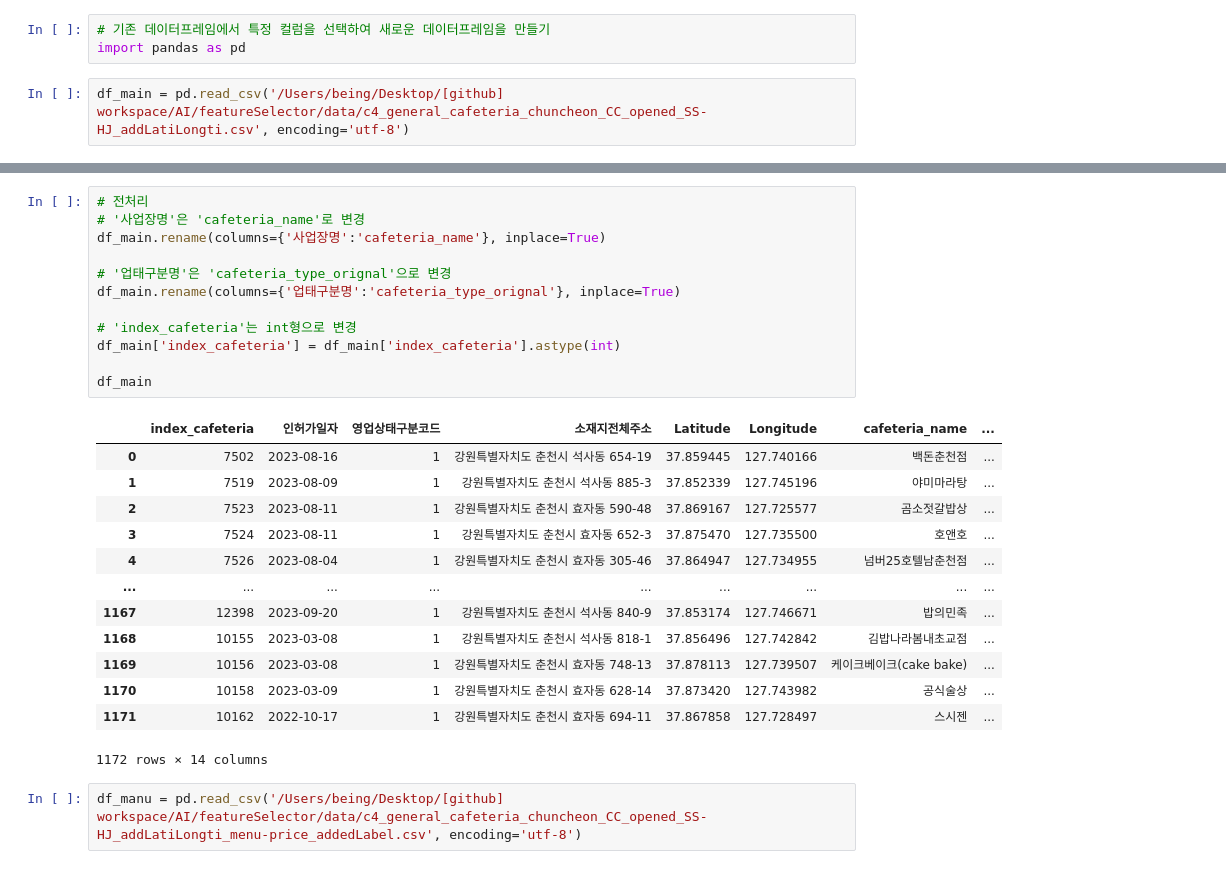
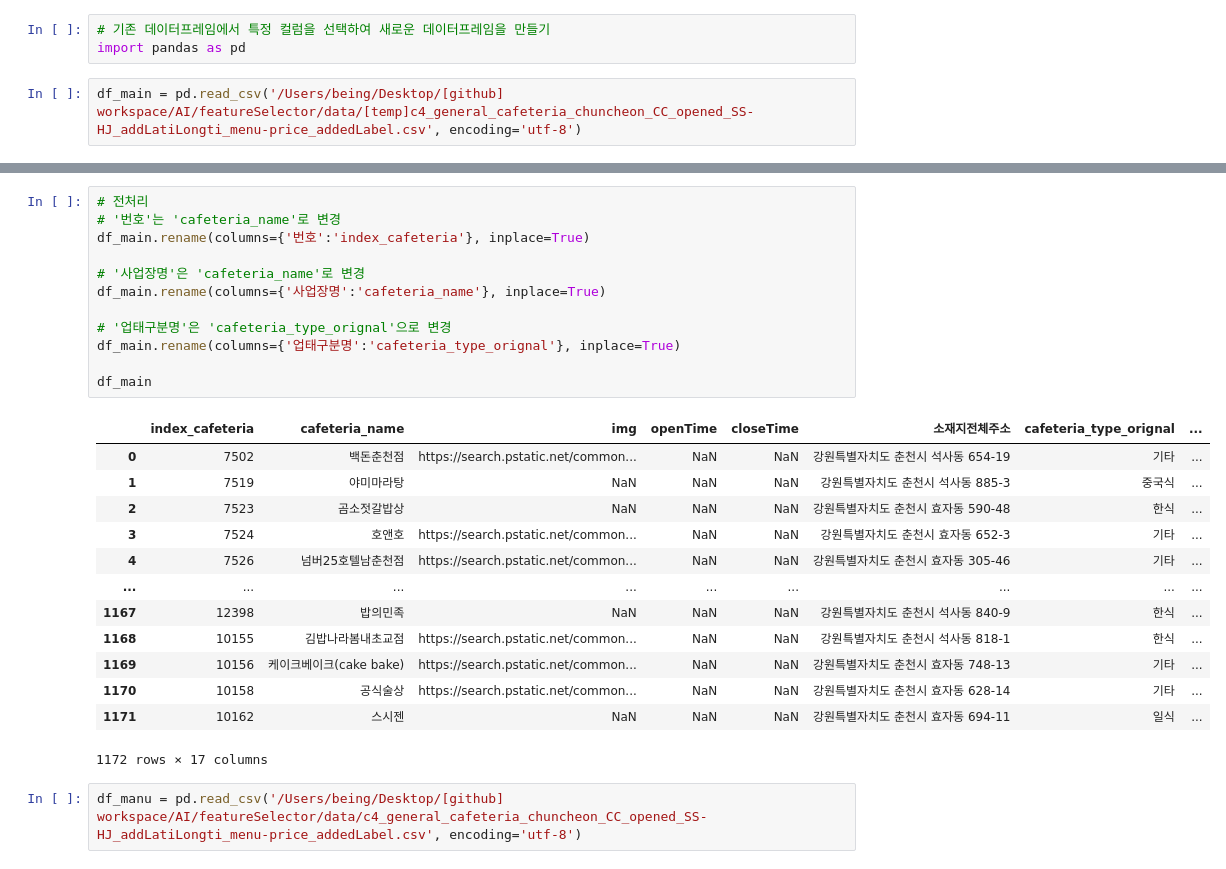
Before and after one commit to ChunCheonChuCheon/AI, a Jupyter notebook: labeling-to-menu/src/test.ipynb, the cells around one changed output, grey strips where cells are left out. Drawn from its saved outputs; the diff is of its cells as text.

```diff
--- a/labeling-to-menu/src/test.ipynb
+++ b/labeling-to-menu/src/test.ipynb
@@ -2,4 +2,4 @@
 # 기존 데이터프레임에서 특정 컬럼을 선택하여 새로운 데이터프레임을 만들기
 import pandas as pd
 # %%
-df_main = pd.read_csv('/Users/being/Desktop/[github] workspace/AI/featureSelector/data/c4_general_cafeteria_chuncheon_CC_opened_SS-HJ_addLatiLongti.csv', encoding='utf-8')
+df_main = pd.read_csv('/Users/being/Desktop/[github] workspace/AI/featureSelector/data/[temp]c4_general_cafeteria_chuncheon_CC_opened_SS-HJ_addLatiLongti_menu-price_addedLabel.csv', encoding='utf-8')
@@ -6,29 +22,29 @@ df_main = pd.read_csv('/Users/being/Desktop/[github] workspace/AI/featureSelecto
 # %%
 # 전처리
+# '번호'는 'cafeteria_name'로 변경
+df_main.rename(columns={'번호':'index_cafeteria'}, inplace=True)
+
 # '사업장명'은 'cafeteria_name'로 변경
 df_main.rename(columns={'사업장명':'cafeteria_name'}, inplace=True)
 
 # '업태구분명'은 'cafeteria_type_orignal'으로 변경
 df_main.rename(columns={'업태구분명':'cafeteria_type_orignal'}, inplace=True)
 
-# 'index_cafeteria'는 int형으로 변경
-df_main['index_cafeteria'] = df_main['index_cafeteria'].astype(int)
-
 df_main
 # %% [output]
-|  | index_cafeteria | 인허가일자 | 영업상태구분코드 | 소재지전체주소 | Latitude | Longitude | cafeteria_name | ... |
-| 0 | 7502 | 2023-08-16 | 1 | 강원특별자치도 춘천시 석사동 654-19 | 37.859445 | 127.740166 | 백돈춘천점 | ... |
-| 1 | 7519 | 2023-08-09 | 1 | 강원특별자치도 춘천시 석사동 885-3 | 37.852339 | 127.745196 | 야미마라탕 | ... |
-| 2 | 7523 | 2023-08-11 | 1 | 강원특별자치도 춘천시 효자동 590-48 | 37.869167 | 127.725577 | 곰소젓갈밥상 | ... |
-| 3 | 7524 | 2023-08-11 | 1 | 강원특별자치도 춘천시 효자동 652-3 | 37.875470 | 127.735500 | 호앤호 | ... |
-| 4 | 7526 | 2023-08-04 | 1 | 강원특별자치도 춘천시 효자동 305-46 | 37.864947 | 127.734955 | 넘버25호텔남춘천점 | ... |
+|  | index_cafeteria | cafeteria_name | img | openTime | closeTime | 소재지전체주소 | cafeteria_type_orignal | ... |
+| 0 | 7502 | 백돈춘천점 | https://search.pstatic.net/common... | NaN | NaN | 강원특별자치도 춘천시 석사동 654-19 | 기타 | ... |
+| 1 | 7519 | 야미마라탕 | NaN | NaN | NaN | 강원특별자치도 춘천시 석사동 885-3 | 중국식 | ... |
+| 2 | 7523 | 곰소젓갈밥상 | NaN | NaN | NaN | 강원특별자치도 춘천시 효자동 590-48 | 한식 | ... |
+| 3 | 7524 | 호앤호 | https://search.pstatic.net/common... | NaN | NaN | 강원특별자치도 춘천시 효자동 652-3 | 기타 | ... |
+| 4 | 7526 | 넘버25호텔남춘천점 | https://search.pstatic.net/common... | NaN | NaN | 강원특별자치도 춘천시 효자동 305-46 | 기타 | ... |
 | ... | ... | ... | ... | ... | ... | ... | ... | ... |
-| 1167 | 12398 | 2023-09-20 | 1 | 강원특별자치도 춘천시 석사동 840-9 | 37.853174 | 127.746671 | 밥의민족 | ... |
-| 1168 | 10155 | 2023-03-08 | 1 | 강원특별자치도 춘천시 석사동 818-1 | 37.856496 | 127.742842 | 김밥나라봄내초교점 | ... |
-| 1169 | 10156 | 2023-03-08 | 1 | 강원특별자치도 춘천시 효자동 748-13 | 37.878113 | 127.739507 | 케이크베이크(cake bake) | ... |
-| 1170 | 10158 | 2023-03-09 | 1 | 강원특별자치도 춘천시 효자동 628-14 | 37.873420 | 127.743982 | 공식술상 | ... |
-| 1171 | 10162 | 2022-10-17 | 1 | 강원특별자치도 춘천시 효자동 694-11 | 37.867858 | 127.728497 | 스시젠 | ... |
+| 1167 | 12398 | 밥의민족 | NaN | NaN | NaN | 강원특별자치도 춘천시 석사동 840-9 | 한식 | ... |
+| 1168 | 10155 | 김밥나라봄내초교점 | https://search.pstatic.net/common... | NaN | NaN | 강원특별자치도 춘천시 석사동 818-1 | 한식 | ... |
+| 1169 | 10156 | 케이크베이크(cake bake) | https://search.pstatic.net/common... | NaN | NaN | 강원특별자치도 춘천시 효자동 748-13 | 기타 | ... |
+| 1170 | 10158 | 공식술상 | https://search.pstatic.net/common... | NaN | NaN | 강원특별자치도 춘천시 효자동 628-14 | 기타 | ... |
+| 1171 | 10162 | 스시젠 | NaN | NaN | NaN | 강원특별자치도 춘천시 효자동 694-11 | 일식 | ... |
-1172 rows × 14 columns
+1172 rows × 17 columns
 # %%
 df_manu = pd.read_csv('/Users/being/Desktop/[github] workspace/AI/featureSelector/data/c4_general_cafeteria_chuncheon_CC_opened_SS-HJ_addLatiLongti_menu-price_addedLabel.csv', encoding='utf-8')
 # %%
```
Also changed, not shown: parts of 3 cells of this notebook.
